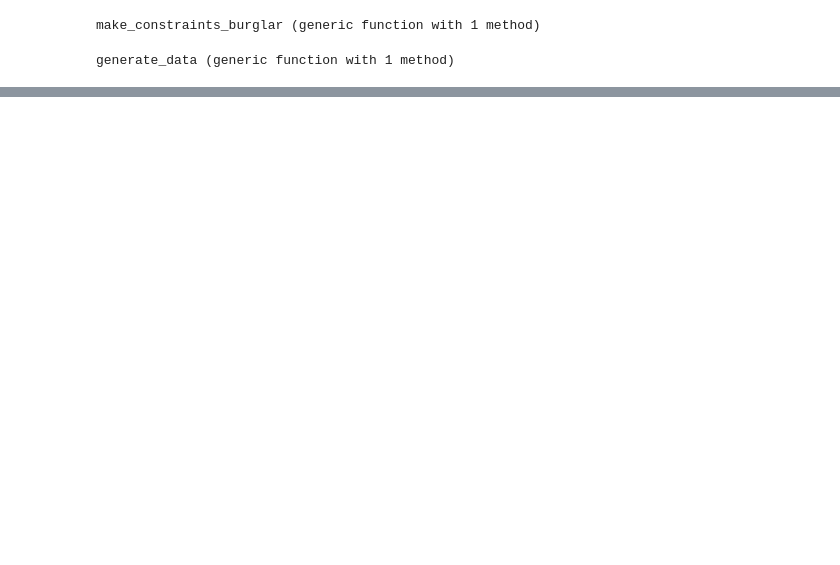
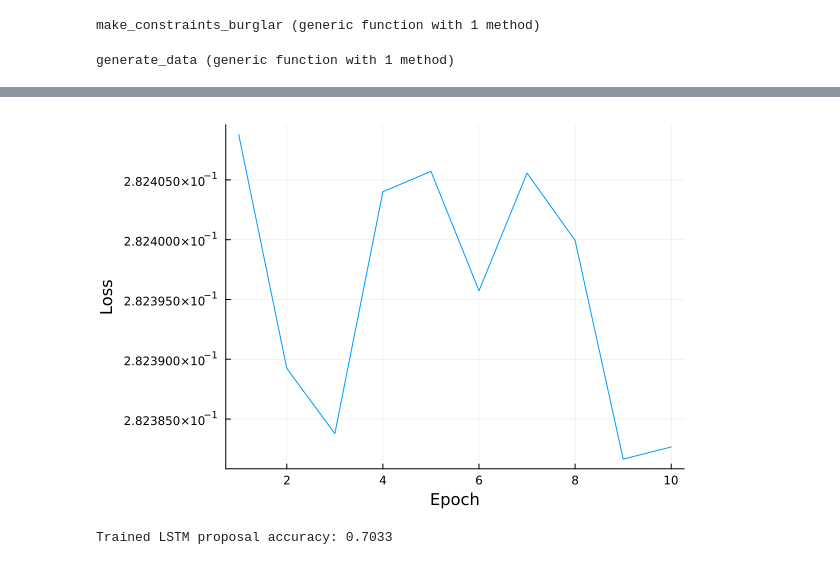
Before and after one commit to felixk29/compile_inference, a Jupyter notebook: simple_neural_proposal.ipynb, the cells around one changed output, grey strips where cells are left out. Saved outputs shown, nothing was run; the diff lists cells and outputs as text; code cells hidden in the pictures; blank space fills up the shorter version.

Commit message:
add lstm

```diff
--- a/simple_neural_proposal.ipynb
+++ b/simple_neural_proposal.ipynb
@@ -489,0 +511,46 @@ untrained_lstm = accuracy(burglar_model, test_data, lstm_resimulation_burglar, i
+# %%
+
+# the optimizer is the algorithm that updates the parameters
+optimizer = torch.optim.Adam(lstm.parameters(), lr=0.001)
+
+# we will train for 100 epochs
+epochs = 10
+# loss function is negative log likelihood
+loss_fn = nn.BCELoss()
+
+mean_losses = []
+for epoch=1:epochs
+    losses = []
+    for (x, y) in data_loader
+        # x is batch x seq x feature
+        # y is batch x feature
+        # compute the output of the network
+        gates = torch.zeros(num_layers, batch_size, hidden_size), torch.zeros(num_layers, batch_size, hidden_size)
+        y_pred, gates = lstm(x, gates)
+
+        loss = loss_fn(y_pred.flatten(1), y)
+
+
+        # add loss
+        push!(losses, loss.item())
+
+        # zero the gradients before running the backward pass.
+        optimizer.zero_grad()
+
+        # run the backward pass
+        loss.backward()
+
+        # update the parameters
+        optimizer.step()
+
+    end
+
+    mean_loss = sum(losses) / length(losses)
+    push!(mean_losses, mean_loss)
+    println(epoch, ": loss: ", mean_loss)
+end
+
+println("Done training")
+# plot loss
+plot(mean_losses, xlabel="Epoch", ylabel="Loss", legend=false)
+# %% [output]
@@ -489,0 +568,6 @@ untrained_lstm = accuracy(burglar_model, test_data, lstm_resimulation_burglar, i
+[figure, added]
+# %%
+trained_lstm = accuracy(burglar_model, test_data, lstm_resimulation_burglar, inference_budget, chance)
+println("Trained LSTM proposal accuracy: ", trained_lstm)
+# %% [output]
+Trained LSTM proposal accuracy: 0.7033
```
Also changed, not shown: parts of 20 cells of this notebook.
